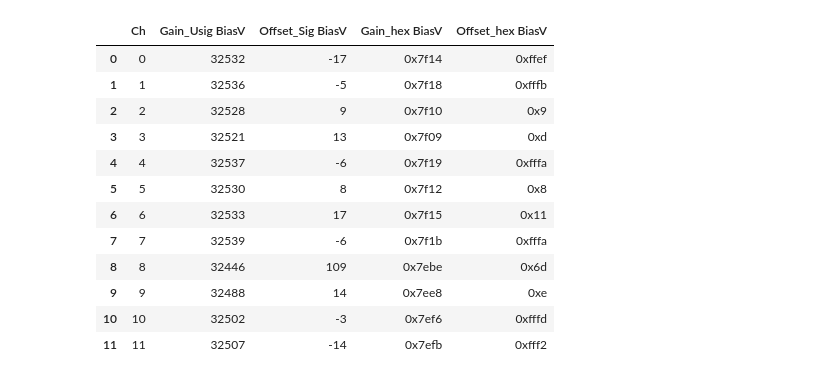
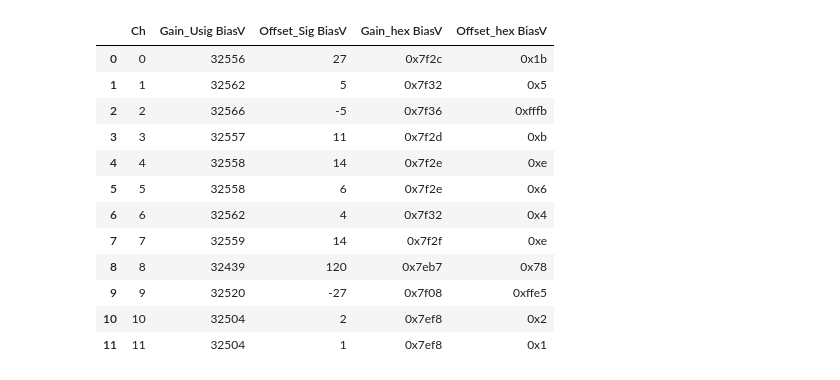
Before and after one commit to stbordoni/calib, a Jupyter notebook: compareCalibParams.ipynb, the cells around one changed output. Cells and saved outputs as stored; diff of their text form; code cells hidden in the pictures.

```diff
--- a/compareCalibParams.ipynb
+++ b/compareCalibParams.ipynb
@@ -36,19 +48,19 @@ df_calib_SN14.rename(columns={'Unnamed: 0':'Ch'},inplace=True)
-# %%
-df_calib_SN14
-# %% [output]
-|  | Ch | Gain_Usig BiasV | Offset_Sig BiasV | Gain_hex BiasV | Offset_hex BiasV |
-| 0 | 0 | 32532 | -17 | 0x7f14 | 0xffef |
-| 1 | 1 | 32536 | -5 | 0x7f18 | 0xfffb |
-| 2 | 2 | 32528 | 9 | 0x7f10 | 0x9 |
-| 3 | 3 | 32521 | 13 | 0x7f09 | 0xd |
-| 4 | 4 | 32537 | -6 | 0x7f19 | 0xfffa |
-| 5 | 5 | 32530 | 8 | 0x7f12 | 0x8 |
-| 6 | 6 | 32533 | 17 | 0x7f15 | 0x11 |
-| 7 | 7 | 32539 | -6 | 0x7f1b | 0xfffa |
-| 8 | 8 | 32446 | 109 | 0x7ebe | 0x6d |
-| 9 | 9 | 32488 | 14 | 0x7ee8 | 0xe |
-| 10 | 10 | 32502 | -3 | 0x7ef6 | 0xfffd |
-| 11 | 11 | 32507 | -14 | 0x7efb | 0xfff2 |
+# %%
+df_calib_SN20
+# %% [output]
+|  | Ch | Gain_Usig BiasV | Offset_Sig BiasV | Gain_hex BiasV | Offset_hex BiasV |
+| 0 | 0 | 32556 | 27 | 0x7f2c | 0x1b |
+| 1 | 1 | 32562 | 5 | 0x7f32 | 0x5 |
+| 2 | 2 | 32566 | -5 | 0x7f36 | 0xfffb |
+| 3 | 3 | 32557 | 11 | 0x7f2d | 0xb |
+| 4 | 4 | 32558 | 14 | 0x7f2e | 0xe |
+| 5 | 5 | 32558 | 6 | 0x7f2e | 0x6 |
+| 6 | 6 | 32562 | 4 | 0x7f32 | 0x4 |
+| 7 | 7 | 32559 | 14 | 0x7f2f | 0xe |
+| 8 | 8 | 32439 | 120 | 0x7eb7 | 0x78 |
+| 9 | 9 | 32520 | -27 | 0x7f08 | 0xffe5 |
+| 10 | 10 | 32504 | 2 | 0x7ef8 | 0x2 |
+| 11 | 11 | 32504 | 1 | 0x7ef8 | 0x1 |
 # %%
 plt.figure(figsize=(10,6))
 
```
Also changed, not shown: parts of 5 cells of this notebook, 2 other files.
